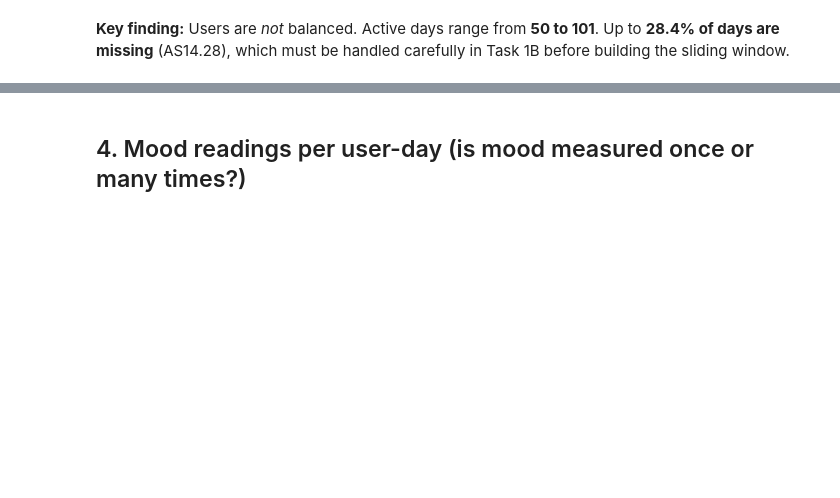
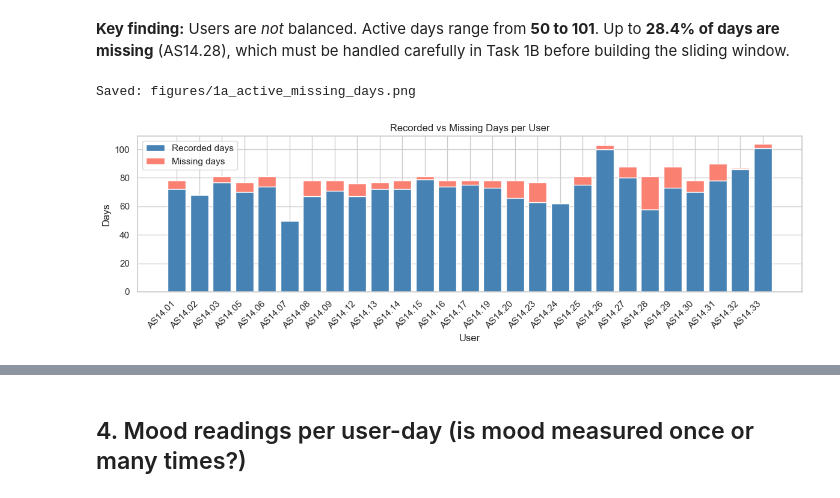
Before and after one commit to MatteoPostiferi999/DataMiningAssignment1, a Jupyter notebook: notebooks/1a_eda.ipynb, the cells around one changed output, grey strips where cells are left out. Cells and saved outputs as stored; diff of their text form; code cells hidden in the pictures; blank space fills up the shorter version.

```diff
--- a/notebooks/1a_eda.ipynb
+++ b/notebooks/1a_eda.ipynb
@@ -81,0 +152,18 @@ print(f"\nMissing day % — min: {ranges['missing_pct'].min()}%  max: {ranges['m
+# %%
+# User-level coverage: raw volume vs normalized monitoring intensity
+user_coverage = (df.groupby('id')
+                 .agg(total_data_collected=('value', 'size'),
+                      first_day=('date', 'min'),
+                      last_day=('date', 'max'),
+                      recorded_days=('date', 'nunique'))
+                 .sort_values('total_data_collected', ascending=False))
+
+user_coverage['span_days'] = (pd.to_datetime(user_coverage['last_day']) -
+                              pd.to_datetime(user_coverage['first_day'])).dt.days + 1
+user_coverage['missing_days'] = user_coverage['span_days'] - user_coverage['recorded_days']
+user_coverage['missing_pct'] = (user_coverage['missing_days'] / user_coverage['span_days'] * 100).round(1)
+user_coverage['data_per_recorded_day'] = (user_coverage['total_data_collected'] / user_coverage['recorded_days']).round(1)
+user_coverage['data_per_span_day'] = (user_coverage['total_data_collected'] / user_coverage['span_days']).round(1)
+
+print('Data Collection per user (raw volume):')
+display(user_coverage[['recorded_days', 'span_days', 'missing_days', 'missing_pct', 'total_data_collected', 'data_per_recorded_day', 'data_per_span_day']])
@@ -82,2 +286,20 @@ print(f"\nMissing day % — min: {ranges['missing_pct'].min()}%  max: {ranges['m
 # %% [markdown]
 **Key finding:** Users are *not* balanced. Active days range from **50 to 101**. Up to **28.4% of days are missing** (AS14.28), which must be handled carefully in Task 1B before building the sliding window.
+# %%
+# --- Plot 2: Recorded days and missing days per user ---
+fig, ax = plt.subplots(figsize=(12, 4))
+uc = user_coverage.sort_index()
+users = uc.index
+ax.bar(users, uc['recorded_days'], label='Recorded days', color='steelblue')
+ax.bar(users, uc['missing_days'], bottom=uc['recorded_days'], label='Missing days', color='salmon')
+ax.set_xlabel('User')
+ax.set_ylabel('Days')
+ax.set_title('Recorded vs Missing Days per User')
+ax.legend()
+plt.xticks(rotation=45, ha='right')
+plt.tight_layout()
+save_figure('1a_active_missing_days.png')
+plt.show()
+# %% [output]
+Saved: figures/1a_active_missing_days.png
+[figure, added]
```
Also changed, not shown: parts of 51 cells of this notebook.
